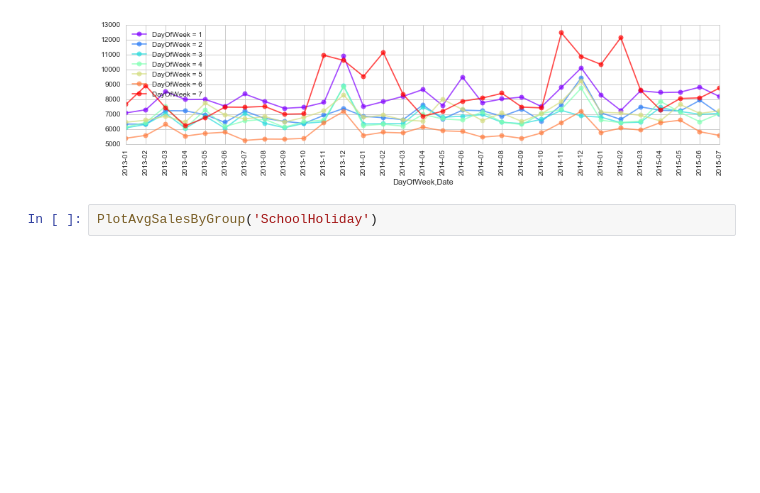
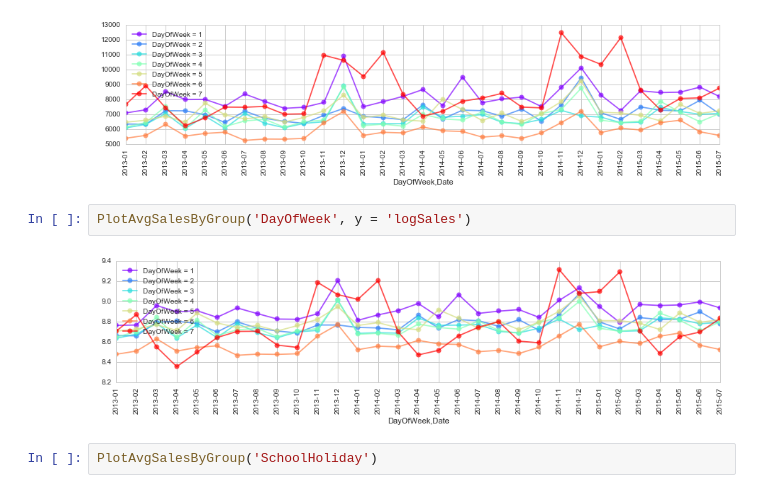
Before and after one commit to rocket-ron/kaggle, a Jupyter notebook: rossman/Exploratory_3.ipynb, the cells around one changed output. Cells and saved outputs as stored; diff of their text form; blank space fills up the shorter version.

```diff
--- a/rossman/Exploratory_3.ipynb
+++ b/rossman/Exploratory_3.ipynb
@@ -403,6 +427,10 @@ PlotAvgSalesByGroup('Promo')
 PlotAvgSalesByGroup('DayOfWeek')
 # %% [output]
 [figure]
+# %%
+PlotAvgSalesByGroup('DayOfWeek', y = 'logSales')
+# %% [output]
+[figure, added]
 # %%
 PlotAvgSalesByGroup('SchoolHoliday')
 # %% [output]
```
Also changed, not shown: parts of 9 cells of this notebook.
